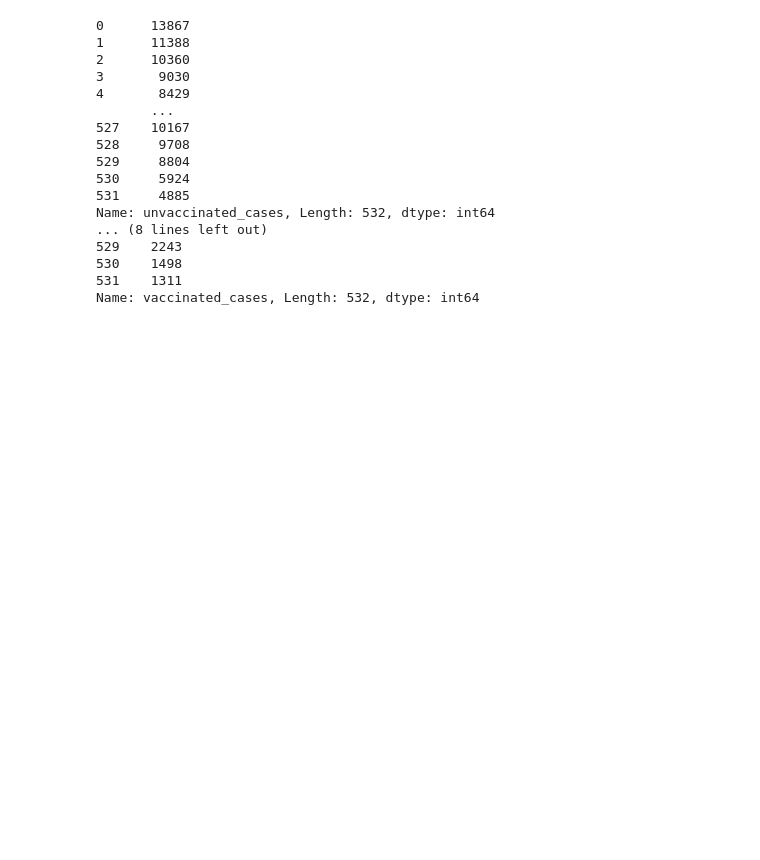
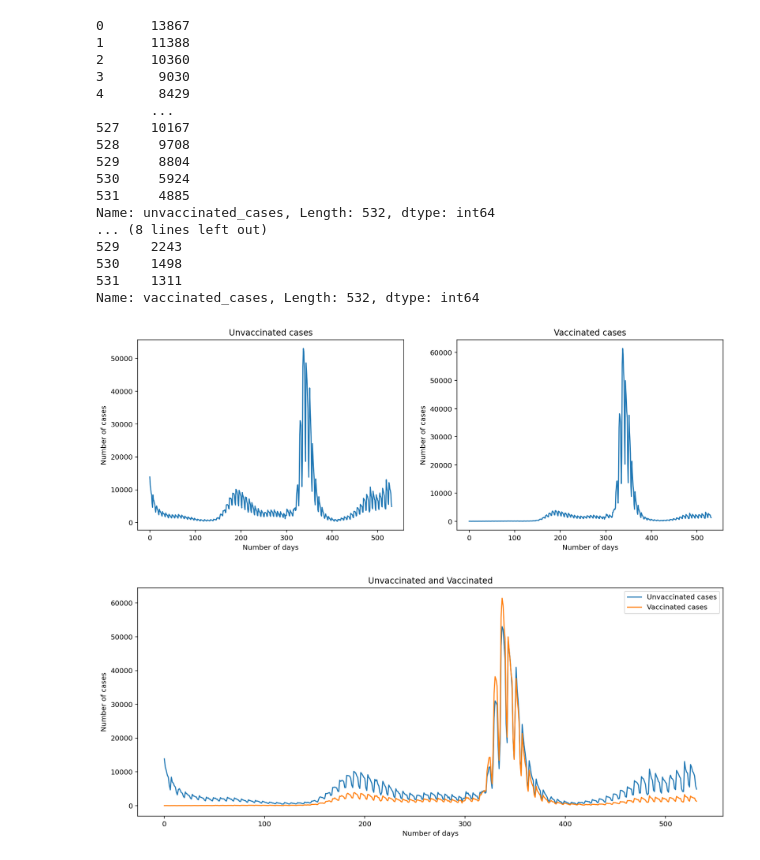
Before and after one commit to Protolinux/BILD62_Finalproject, a Jupyter notebook: FINALProject.ipynb, the cells around one changed output. Saved outputs shown, nothing was run; the diff lists cells and outputs as text; code cells hidden in the pictures; blank space fills up the shorter version.

```diff
--- a/FINALProject.ipynb
+++ b/FINALProject.ipynb
@@ -31,10 +31,27 @@ Name: unvaccinated_cases, Length: 532, dtype: int64
 530    1498
 531    1311
 Name: vaccinated_cases, Length: 532, dtype: int64
+# %%
+def twoSubplot(x,y,labelx,labely,labelT1,labelT2):
+    '''This is for plotting 2 data seperately with labels'''
+    fig, (ax1, ax2) = plt.subplots(1,2,figsize=(15,5))
+    ax1.plot(x)
+    ax2.plot(y)
+    ax1.set_xlabel(labelx)
+    ax2.set_xlabel(labelx)
+    ax1.set_ylabel(labely)
+    ax2.set_ylabel(labely)
+    ax1.set_title(labelT1)
+    ax2.set_title(labelT2)
+    plt.show()
 # %%
-def onePlot(x,labelx,labely,labelT):
+def combinedPlots(x,y,labelx,labely,labelT,labelfirst,labelsecond):
+    '''This is for taking 2 datas and combining it together with labels'''
+    fig, ax = plt.subplots(figsize=(15, 6))
     plt.plot(x)
+    plt.plot(y)
     plt.xlabel(labelx)
     plt.ylabel(labely)
     plt.title(labelT)
+    plt.legend([labelfirst,labelsecond])
     plt.show()
@@ -57,19 +65,21 @@ laX = 'Number of days'
 laY = 'Number of cases'
 laT1 = 'Unvaccinated cases'
 laT2 = 'Vaccinated cases'
-laFi = 'Unvaccinated'
-laSe = 'Vaccinated'
+laT3 = 'Unvaccinated and Vaccinated'
+laT11 = 'Unvaccinated cases trend'
+laT21 = 'Vaccinated cases trend'
+laT31 = 'Unvaccinated and Vaccinated trend'
 # %%
-onePlot(x,labelx,labely,labelT)
-twoPlots(x,y,labelx,labely,labelT,labelfirst,labelsecond)
-plotters_2(unvac, vac)
+twoSubplot(unvac,vac,laX,laY,laT1,laT2)
+combinedPlots(unvac,vac,laX,laY,laT3,laT1,laT2)
 
 
-unvacMean = calculateData(unvac)
-vacMean = calculateData(vac)
-print(vacMean)
-plotter_1(unvacMean)
-plotter_1(vacMean)
-plotters_2(unvacMean, vacMean)
-
-plt.show()
+#unvacMean = calculateData(unvac)
+#vacMean = calculateData(vac)
+#print(vacMean)
+#plotter_1(unvacMean)
+#plotter_1(vacMean)
+#plotters_2(unvacMean, vacMean)
+# %% [output]
+[figure, added]
+[figure, added]
```
Also changed, not shown: parts of 2 cells of this notebook.
